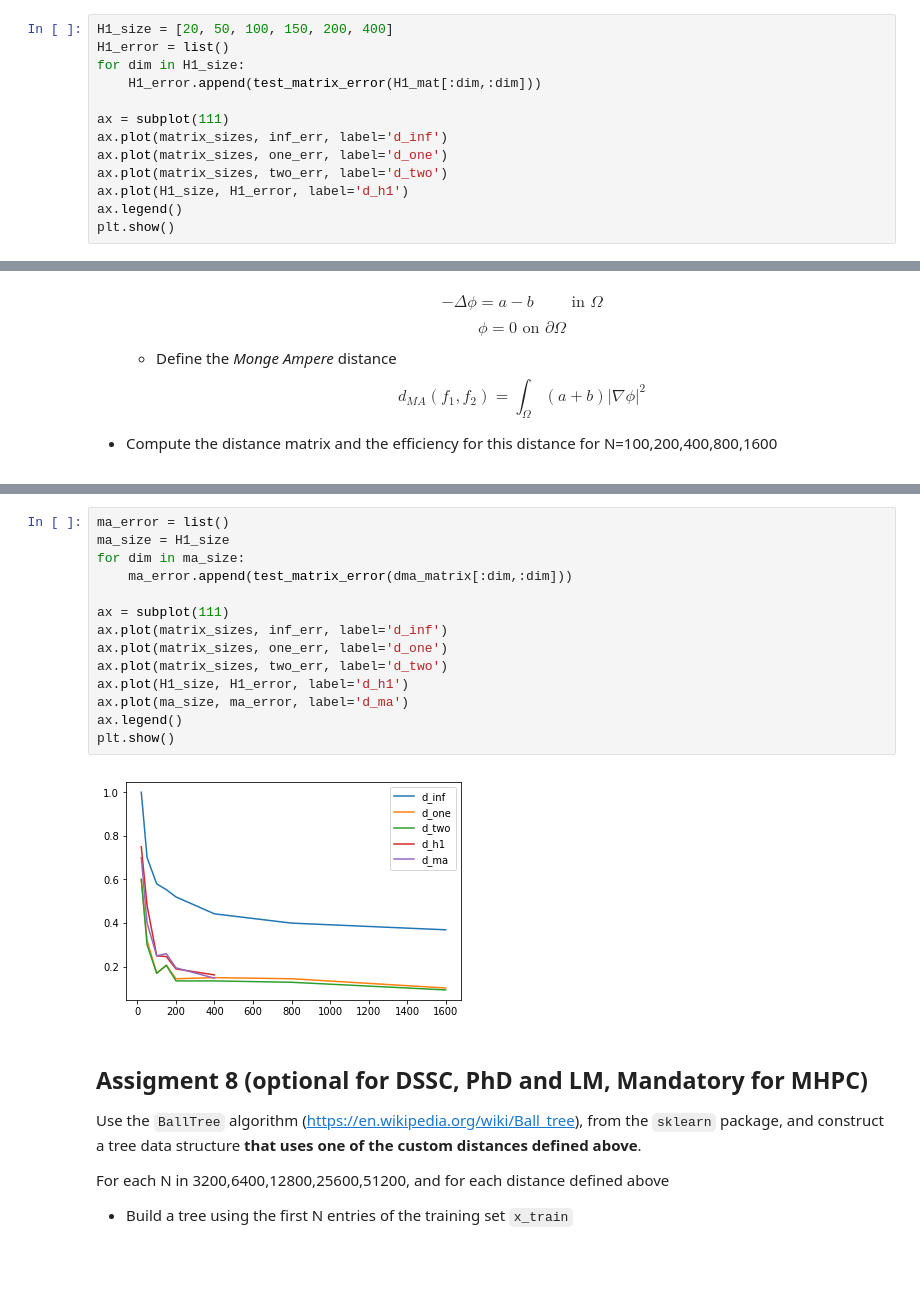
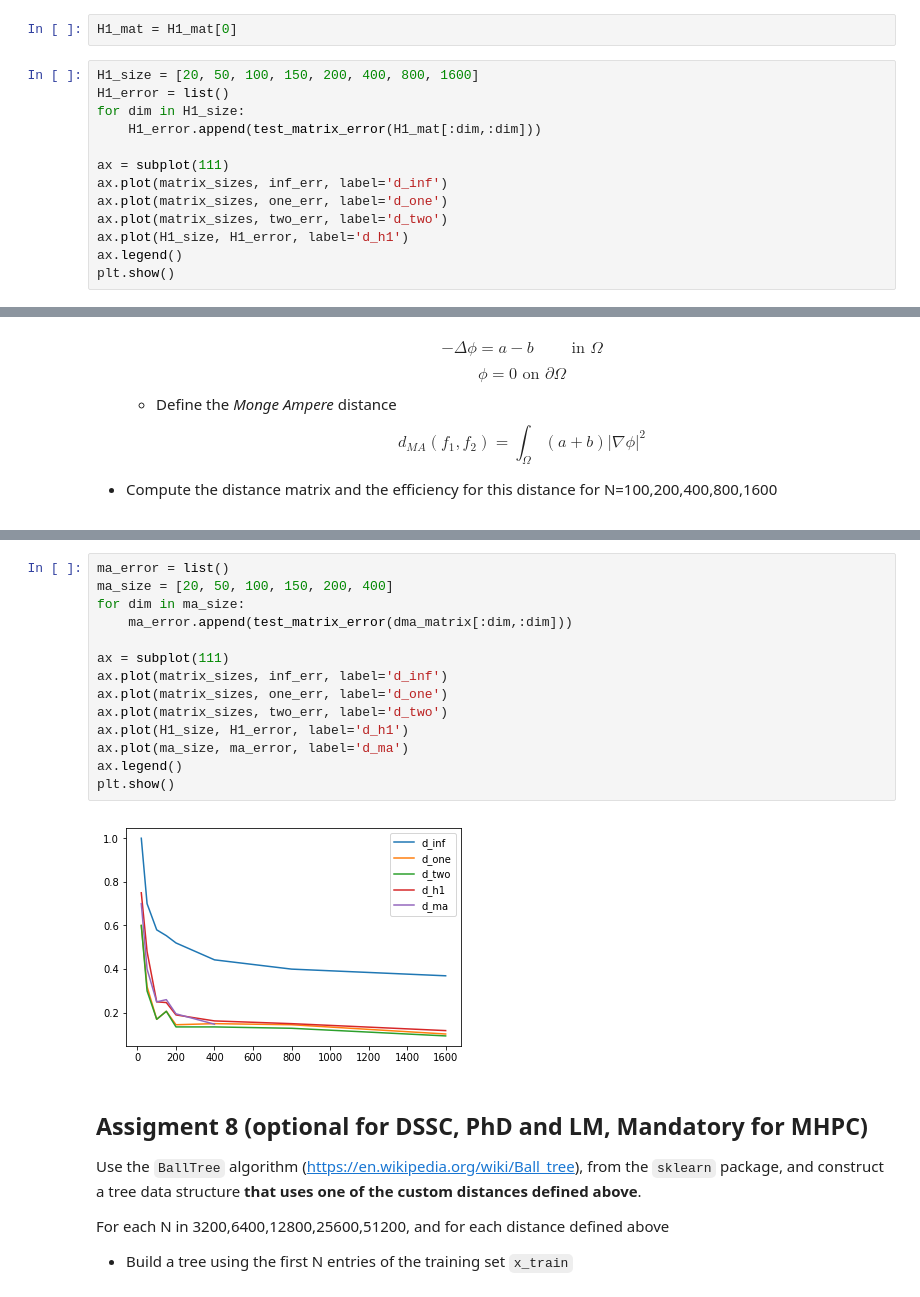
Before and after one commit to federico-camerota/P1.4_seed, a Jupyter notebook: final_project/final_project_2018-2019.ipynb, the cells around one changed output, grey strips where cells are left out. Saved outputs shown, nothing was run; the diff lists cells and outputs as text; blank space fills up the shorter version.

```diff
--- a/final_project/final_project_2018-2019.ipynb
+++ b/final_project/final_project_2018-2019.ipynb
@@ -411,5 +408,7 @@ Wall time: 2h 31min 1s
+# %%
+H1_mat = H1_mat[0]
 # %%
-H1_size = [20, 50, 100, 150, 200, 400]
+H1_size = [20, 50, 100, 150, 200, 400, 800, 1600]
 H1_error = list()
 for dim in H1_size:
     H1_error.append(test_matrix_error(H1_mat[:dim,:dim]))
@@ -488,19 +491,19 @@ Wall time: 1h 50min 57s
 # %%
 ma_error = list()
-ma_size = H1_size
+ma_size = [20, 50, 100, 150, 200, 400]
 for dim in ma_size:
     ma_error.append(test_matrix_error(dma_matrix[:dim,:dim]))
 
 ax = subplot(111)
 ax.plot(matrix_sizes, inf_err, label='d_inf')
 ax.plot(matrix_sizes, one_err, label='d_one')
 ax.plot(matrix_sizes, two_err, label='d_two')
 ax.plot(H1_size, H1_error, label='d_h1')
 ax.plot(ma_size, ma_error, label='d_ma')
 ax.legend()
 plt.show()
 # %% [output]
-[figure, old version]
+[figure, new version]
 # %% [markdown]
 ## Assigment 8 (optional for DSSC, PhD and LM, Mandatory for MHPC)
 
```
Also changed, not shown: parts of 13 cells of this notebook, 1 other file.
